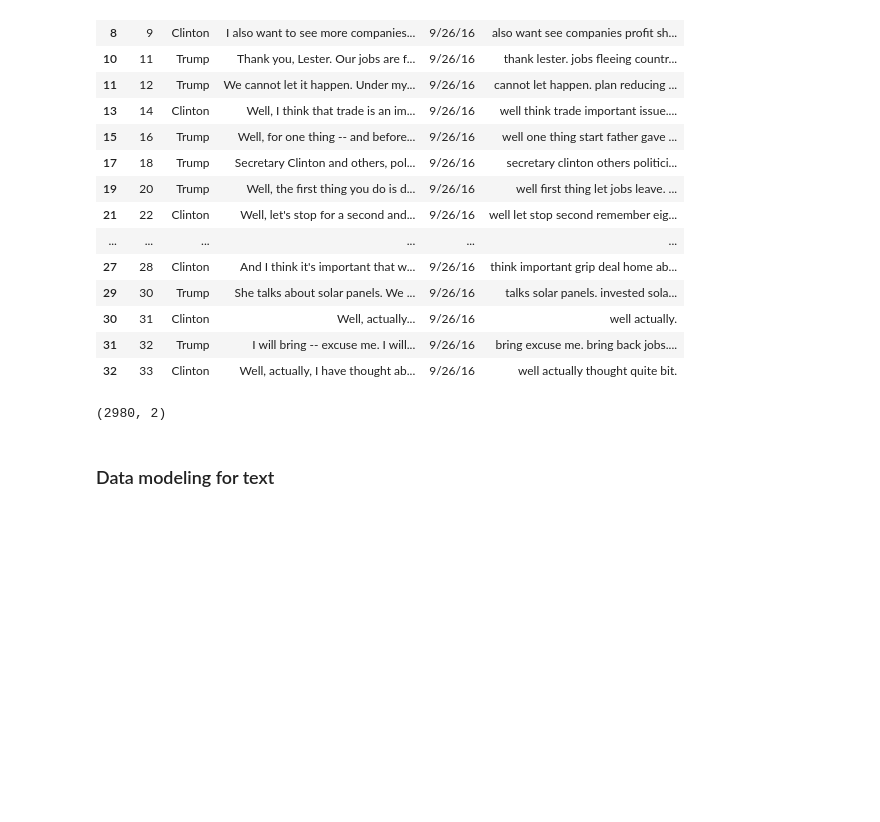
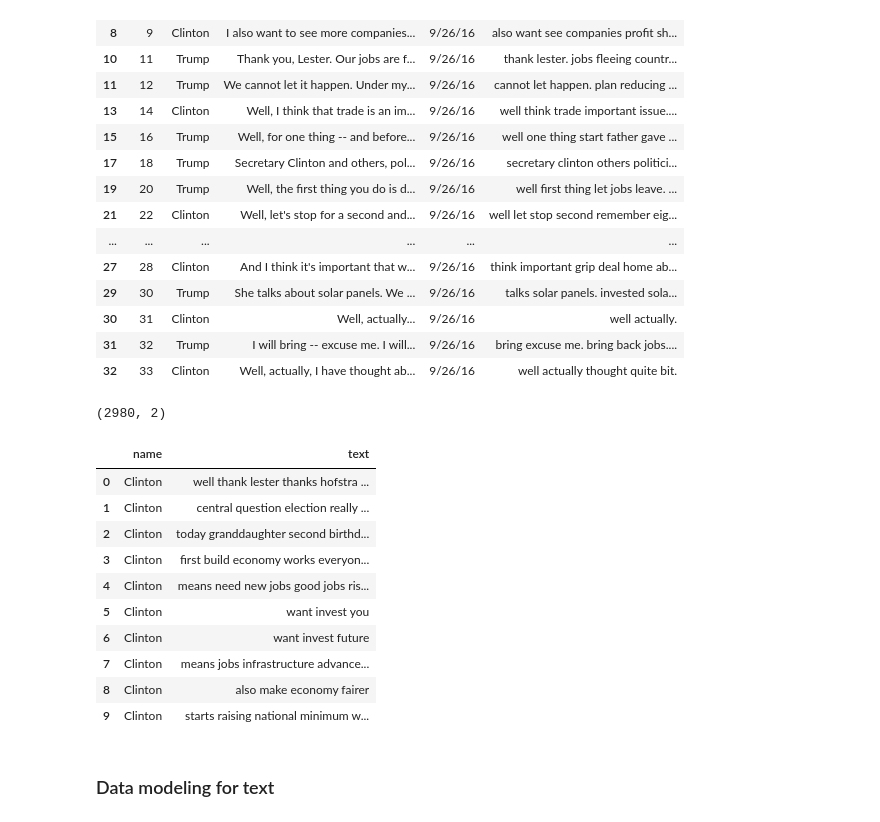
Before and after one commit to msahamed/text_network_analysis, a Jupyter notebook: graph_analysis.ipynb, the cells around one changed output. Saved outputs shown, nothing was run; the diff lists cells and outputs as text; code cells hidden in the pictures; blank space fills up the shorter version.

Commit message:
Started working on graph analysis

```diff
--- a/graph_analysis.ipynb
+++ b/graph_analysis.ipynb
@@ -181,5 +181,5 @@ for name, text in zip(df_new.Speaker, df_new.processed_text):
     if len(sents) > 1:
         for sent in sents:
             big_text.append([name, sent])
-df_text = pd.DataFrame(big_text, columns = ['name', 'text'])
+df_sent = pd.DataFrame(big_text, columns = ['name', 'text'])
 # %%
@@ -187,5 +187,19 @@ df_text.shape
 # %% [output]
 (2980, 2)
+# %%
+df_sent.head(10)
+# %% [output]
+|  | name | text |
+| 0 | Clinton | well thank lester thanks hofstra ... |
+| 1 | Clinton | central question election really ... |
+| 2 | Clinton | today granddaughter second birthd... |
+| 3 | Clinton | first build economy works everyon... |
+| 4 | Clinton | means need new jobs good jobs ris... |
+| 5 | Clinton | want invest you |
+| 6 | Clinton | want invest future |
+| 7 | Clinton | means jobs infrastructure advance... |
+| 8 | Clinton | also make economy fairer |
+| 9 | Clinton | starts raising national minimum w... |
 # %% [markdown]
 ### Data modeling for text
 # %%
```
Also changed, not shown: parts of 28 cells of this notebook, 5 other files.
